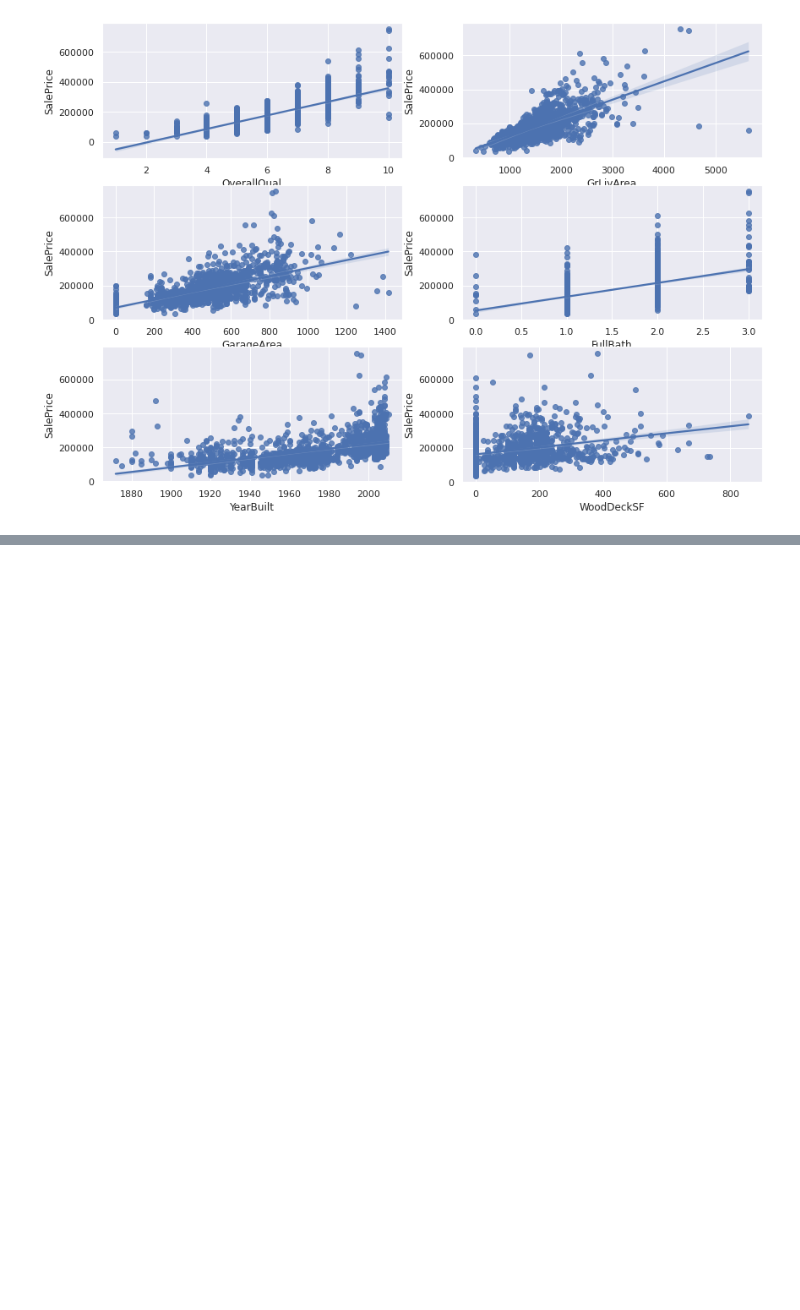
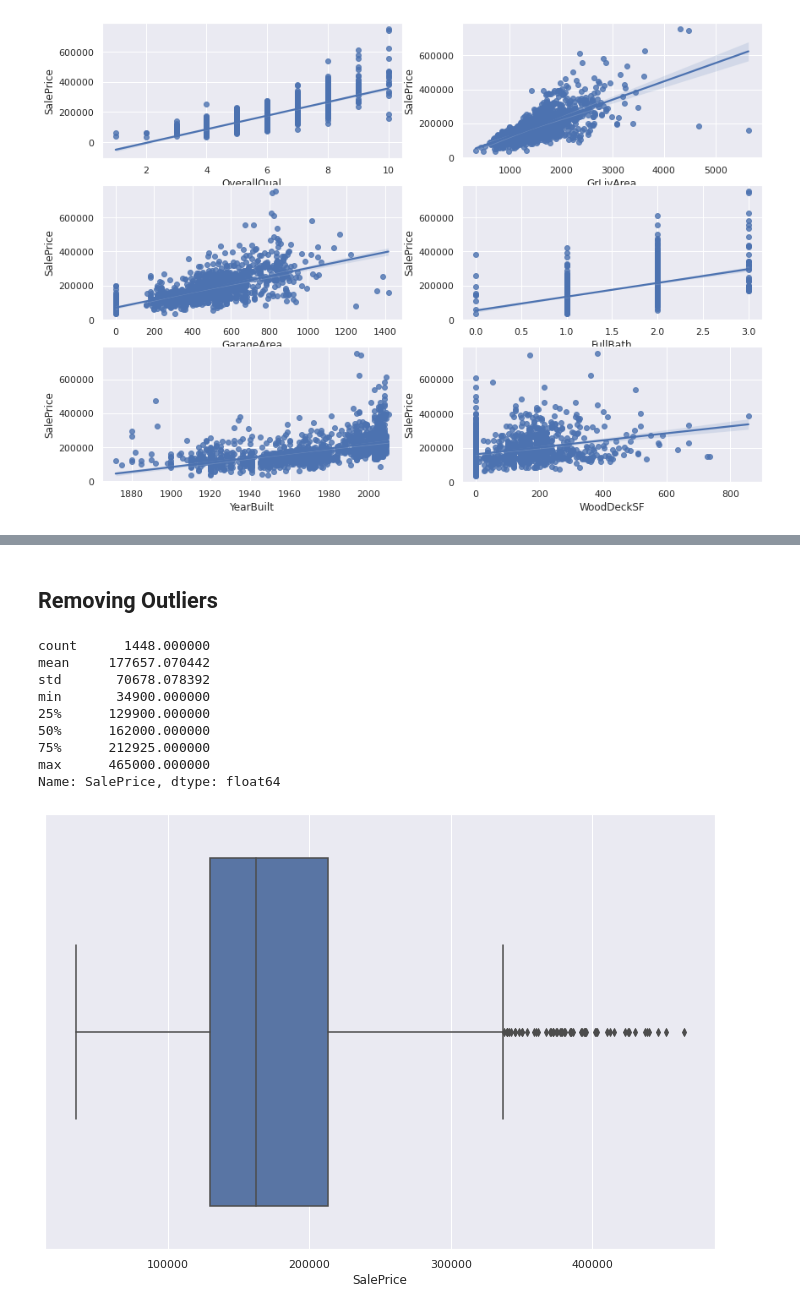
Before and after one commit to sanjaybora04/DataScienceAssignment, a Jupyter notebook: Untitled1.ipynb, the cells around one changed output, grey strips where cells are left out. Cells and saved outputs as stored; diff of their text form; code cells hidden in the pictures; blank space fills up the shorter version.

```diff
--- a/Untitled1.ipynb
+++ b/Untitled1.ipynb
@@ -129,0 +151,16 @@ sns.regplot(x='WoodDeckSF',y='SalePrice',data = data,fit_reg=True,scatter=True,a
+# %% [markdown]
+## Removing Outliers
+# %%
+sns.boxplot(x=data["SalePrice"])
+data["SalePrice"].describe()
+# %% [output]
+count      1448.000000
+mean     177657.070442
+std       70678.078392
+min       34900.000000
+25%      129900.000000
+50%      162000.000000
+75%      212925.000000
+max      465000.000000
+Name: SalePrice, dtype: float64
+[figure, added]
```
Also changed, not shown: parts of 11 cells of this notebook.
